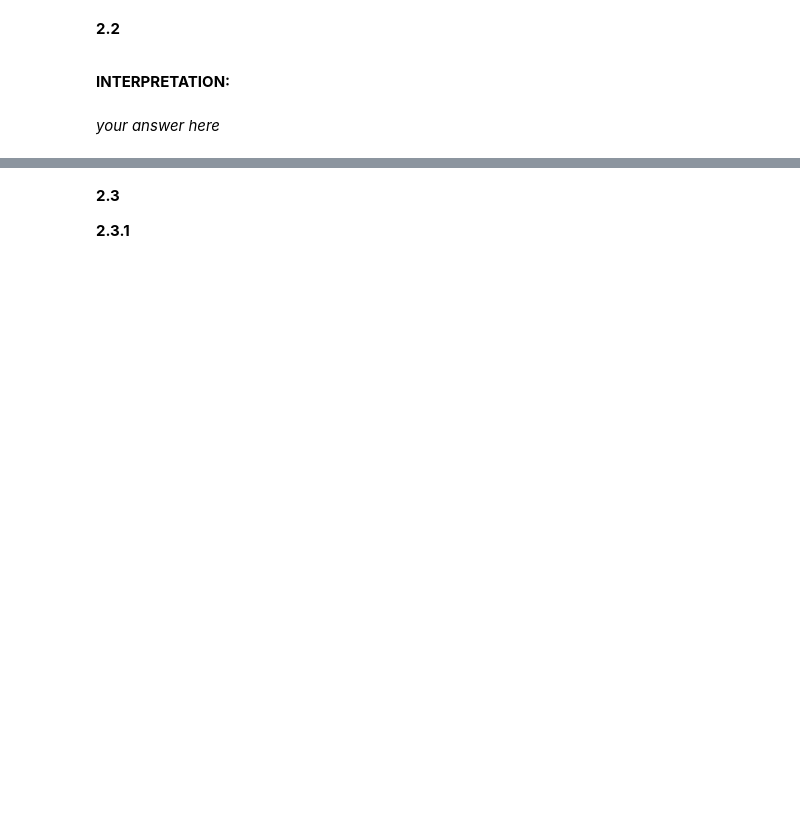
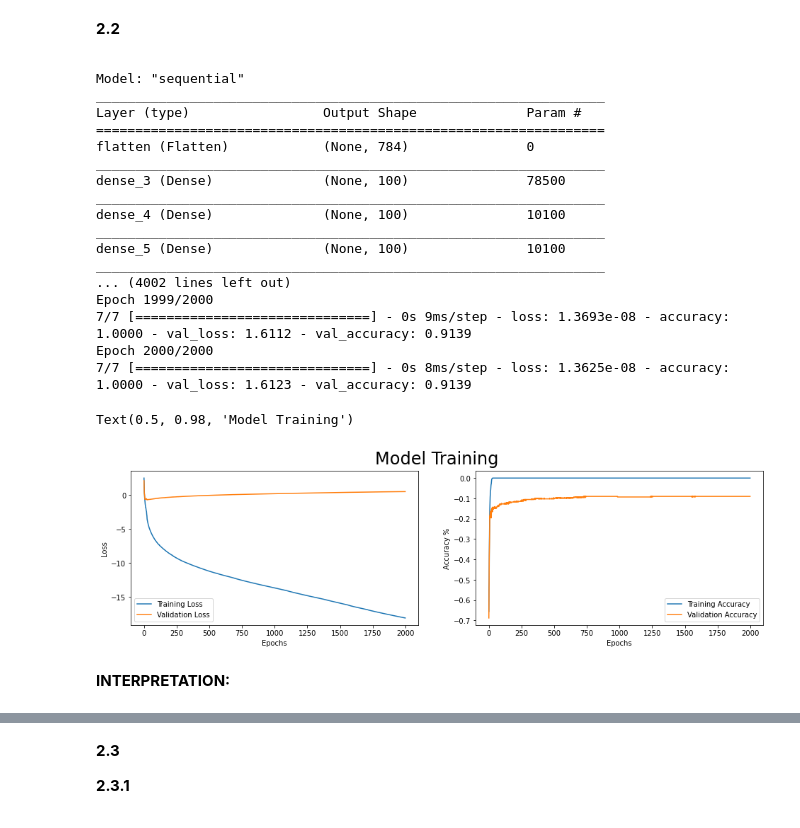
Before and after one commit to ST-807-G6/ST807-HW1, a Jupyter notebook: HW1_scaffold.ipynb, the cells around one changed output, grey strips where cells are left out. Saved outputs shown, nothing was run; the diff lists cells and outputs as text; code cells hidden in the pictures; blank space fills up the shorter version.

```diff
--- a/HW1_scaffold.ipynb
+++ b/HW1_scaffold.ipynb
@@ -911,4 +933,45 @@ You can change the number of epochs (max 2000), batch size, optimizer, and of co
+# %%
+model_overfit = tf.keras.models.Sequential()
+model_overfit.add(tf.keras.layers.Flatten(input_shape=(784,)))
+model_overfit.add(tf.keras.layers.Dense(100,activation="relu"))
+model_overfit.add(tf.keras.layers.Dense(100,activation="relu"))
+model_overfit.add(tf.keras.layers.Dense(100,activation="relu"))
+model_overfit.add(tf.keras.layers.Dense(1,activation="sigmoid"))
+model_overfit.summary()
+model_overfit.compile(optimizer="adam",loss="binary_crossentropy",metrics=['accuracy'])
+history=model_overfit.fit(X_train,y_train,epochs=2000,batch_size=128,validation_split=0.3,verbose=1)
+
+fig, ax = plt.subplots(1,2,figsize = (16,4))
+ax[0].plot(np.log(history.history['loss']),label = 'Training Loss')
+ax[0].plot(np.log(history.history['val_loss']),label = 'Validation Loss')
+ax[1].plot(np.log(history.history['accuracy']),label = 'Training Accuracy')
+ax[1].plot(np.log(history.history['val_accuracy']),label = 'Validation Accuracy')
+ax[0].legend()
+ax[1].legend()
+ax[0].set_xlabel('Epochs')
+ax[1].set_xlabel('Epochs')
+ax[0].set_ylabel('Loss')
+ax[1].set_ylabel('Accuracy %')
+fig.suptitle('Model Training', fontsize = 24)
+# %% [output]
+Model: "sequential"
+_________________________________________________________________
+Layer (type)                 Output Shape              Param #
+=================================================================
+flatten (Flatten)            (None, 784)               0
+_________________________________________________________________
+dense_3 (Dense)              (None, 100)               78500
+_________________________________________________________________
+dense_4 (Dense)              (None, 100)               10100
+_________________________________________________________________
+dense_5 (Dense)              (None, 100)               10100
+_________________________________________________________________
+... (4002 lines left out)
+Epoch 1999/2000
+7/7 [==============================] - 0s 9ms/step - loss: 1.3693e-08 - accuracy: 1.0000 - val_loss: 1.6112 - val_accuracy: 0.9139
+Epoch 2000/2000
+7/7 [==============================] - 0s 8ms/step - loss: 1.3625e-08 - accuracy: 1.0000 - val_loss: 1.6123 - val_accuracy: 0.9139
+Text(0.5, 0.98, 'Model Training')
+[figure, added]
 # %% [markdown]
 **INTERPRETATION:**
-# %% [markdown]
-*your answer here*
```
Also changed, not shown: parts of 13 cells of this notebook.
